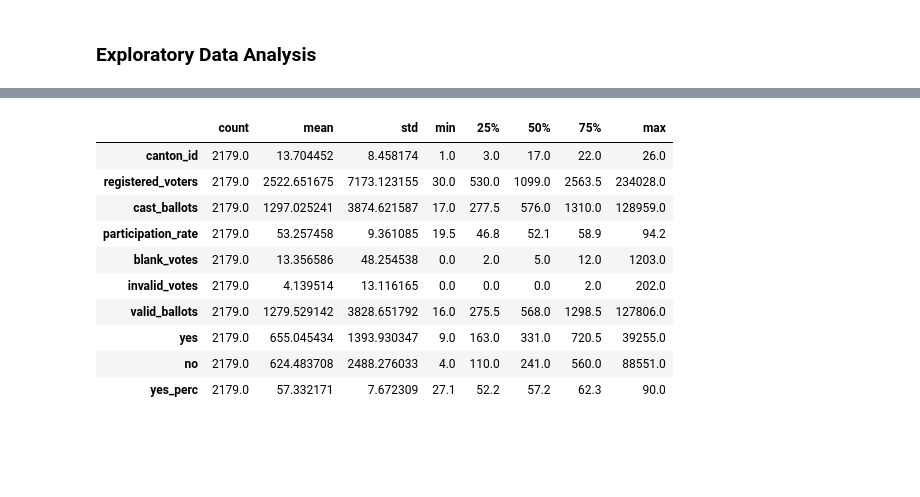
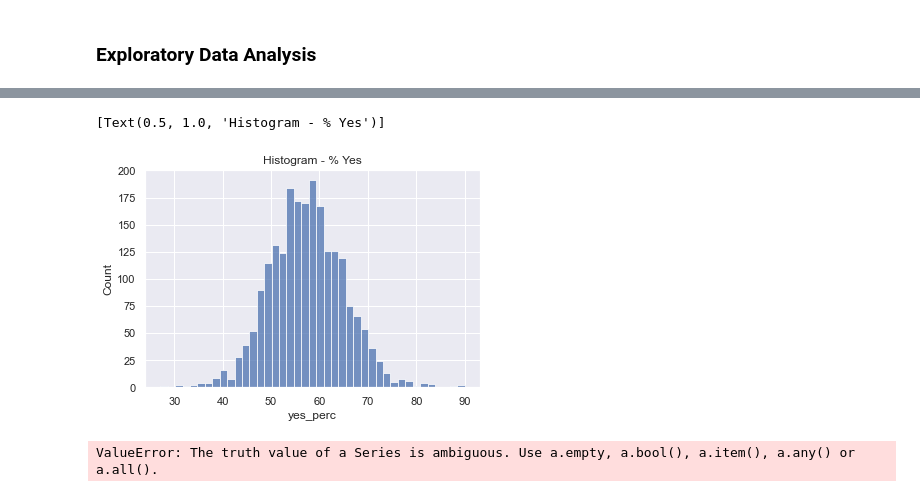
Before and after one commit to krishnapavanz/LarryOnBallots, a Jupyter notebook: resources/summary_stats.ipynb, the cells around one changed output, grey strips where cells are left out. Cells and saved outputs as stored; diff of their text form; code cells hidden in the pictures; blank space fills up the shorter version.

```diff
--- a/resources/summary_stats.ipynb
+++ b/resources/summary_stats.ipynb
@@ -39,14 +20,12 @@ demographics.describe().T
-# %%
-face_covering.describe().T
-# %% [output]
-|  | count | mean | std | min | 25% | 50% | 75% | max |
-| canton_id | 2179.0 | 13.704452 | 8.458174 | 1.0 | 3.0 | 17.0 | 22.0 | 26.0 |
-| registered_voters | 2179.0 | 2522.651675 | 7173.123155 | 30.0 | 530.0 | 1099.0 | 2563.5 | 234028.0 |
-| cast_ballots | 2179.0 | 1297.025241 | 3874.621587 | 17.0 | 277.5 | 576.0 | 1310.0 | 128959.0 |
-| participation_rate | 2179.0 | 53.257458 | 9.361085 | 19.5 | 46.8 | 52.1 | 58.9 | 94.2 |
-| blank_votes | 2179.0 | 13.356586 | 48.254538 | 0.0 | 2.0 | 5.0 | 12.0 | 1203.0 |
-| invalid_votes | 2179.0 | 4.139514 | 13.116165 | 0.0 | 0.0 | 0.0 | 2.0 | 202.0 |
-| valid_ballots | 2179.0 | 1279.529142 | 3828.651792 | 16.0 | 275.5 | 568.0 | 1298.5 | 127806.0 |
-| yes | 2179.0 | 655.045434 | 1393.930347 | 9.0 | 163.0 | 331.0 | 720.5 | 39255.0 |
-| no | 2179.0 | 624.483708 | 2488.276033 | 4.0 | 110.0 | 241.0 | 560.0 | 88551.0 |
-| yes_perc | 2179.0 | 57.332171 | 7.672309 | 27.1 | 52.2 | 57.2 | 62.3 | 90.0 |
+# %%
+# Histogram of referendum results
+sns.histplot(data=face_covering, x="yes_perc").set(title='Histogram - % Yes')
+# %% [output]
+[Text(0.5, 1.0, 'Histogram - % Yes')]
+[figure, added]
+# %%
+# Frequency table of Yes-No votes
+yes_perc_dummy = 0 if face_covering.yes_perc < 0.5 else 1
+yes_perc_dummy
+# %% [output]
+ValueError: The truth value of a Series is ambiguous. Use a.empty, a.bool(), a.item(), a.any() or a.all().
```
Also changed, not shown: parts of 6 cells of this notebook.
